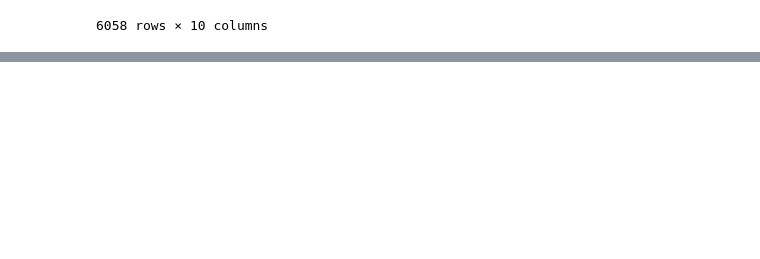
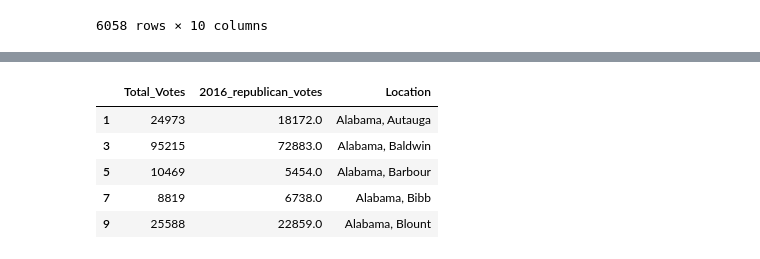
Before and after one commit to jennylynnramz/project1, a Jupyter notebook: county_check2016.ipynb, the cells around one changed output, grey strips where cells are left out. Saved outputs shown, nothing was run; the diff lists cells and outputs as text; code cells hidden in the pictures; blank space fills up the shorter version.

```diff
--- a/county_check2016.ipynb
+++ b/county_check2016.ipynb
@@ -204,0 +224,12 @@ census_AND_election_2016_reorder
+# %%
+# collecting required columns...
+republican_2016 = republican_2016[['Total_Votes', 'Candidate_Votes', 'Location']]
+republican_2016.columns = ['Total_Votes', '2016_republican_votes', 'Location']
+republican_2016.head()
+# %% [output]
+|  | Total_Votes | 2016_republican_votes | Location |
+| 1 | 24973 | 18172.0 | Alabama, Autauga |
+| 3 | 95215 | 72883.0 | Alabama, Baldwin |
+| 5 | 10469 | 5454.0 | Alabama, Barbour |
+| 7 | 8819 | 6738.0 | Alabama, Bibb |
+| 9 | 25588 | 22859.0 | Alabama, Blount |
```
Also changed, not shown: parts of 4 cells of this notebook, 2 other files.
